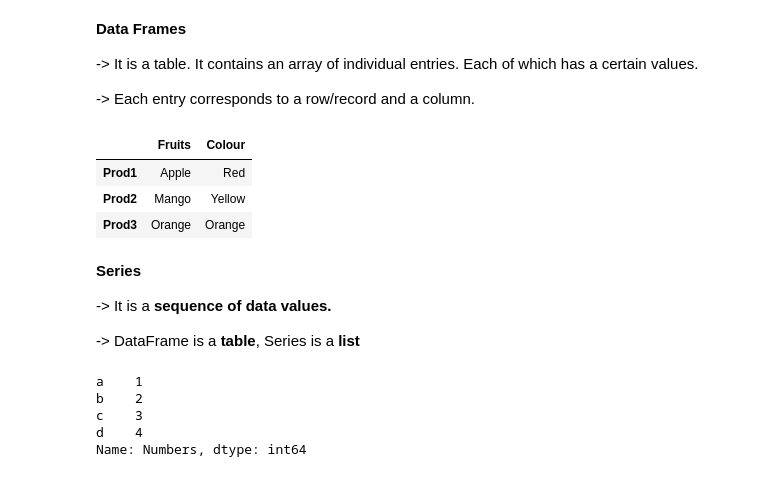
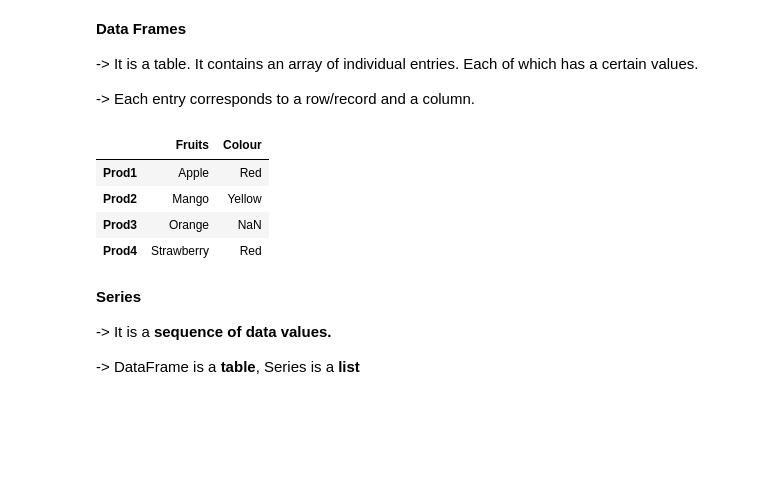
Before and after one commit to SrijaG29/libraries-practice, a Jupyter notebook: Pandas.ipynb, the cells around one changed output. Drawn from its saved outputs; the diff is of its cells as text; code cells hidden in the pictures; blank space fills up the shorter version.

```diff
--- a/Pandas.ipynb
+++ b/Pandas.ipynb
@@ -22,16 +23,18 @@ There are 2 core objects in pandas:
 # %%
 # pd.DataFrame({'Yes':[7,7],'No':[4,4]})
 # pd.DataFrame({'Fruits':['Apple','Mango','Orange'],'Colour':['Red','Yellow','Orange']})
 
 #  in this we can also add index values like default it will come 0,1..
 
-pd.DataFrame({'Fruits':['Apple','Mango','Orange'],'Colour':['Red','Yellow','Orange']},
-             index=['Prod1','Prod2','Prod3'])
+df = pd.DataFrame({'Fruits':['Apple','Mango','Orange','Strawberry'],'Colour':['Red','Yellow',np.nan,'Red']},
+             index=['Prod1','Prod2','Prod3','Prod4'])
+df
 # %% [output]
 |  | Fruits | Colour |
 | Prod1 | Apple | Red |
 | Prod2 | Mango | Yellow |
-| Prod3 | Orange | Orange |
+| Prod3 | Orange | NaN |
+| Prod4 | Strawberry | Red |
 # %% [markdown]
 **Series**
 
@@ -45,10 +48,4 @@ pd.DataFrame({'Fruits':['Apple','Mango','Orange'],'Colour':['Red','Yellow','Oran
 # pd.Series([1,2,3,4],index=['a','b','c','d'])
 
 # name to the list
-pd.Series([1,2,3,4],index=['a','b','c','d'],name='Numbers')
+sf = pd.Series([1,2,3,4],index=['a','b','c','d'],name='Numbers')
-# %% [output]
-a    1
-b    2
-c    3
-d    4
-Name: Numbers, dtype: int64
```
Also changed, not shown: parts of 5 cells of this notebook.
